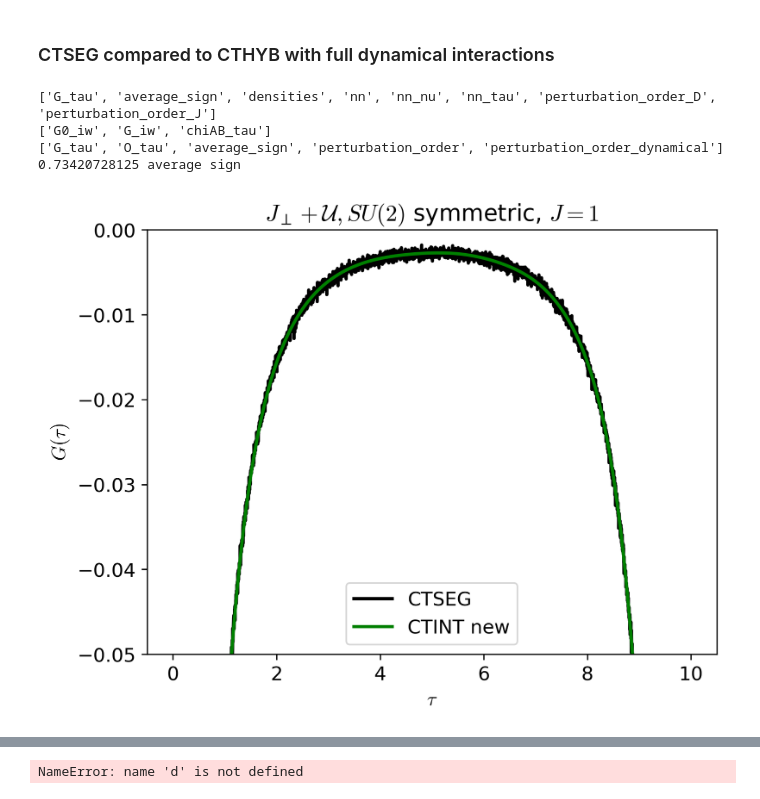
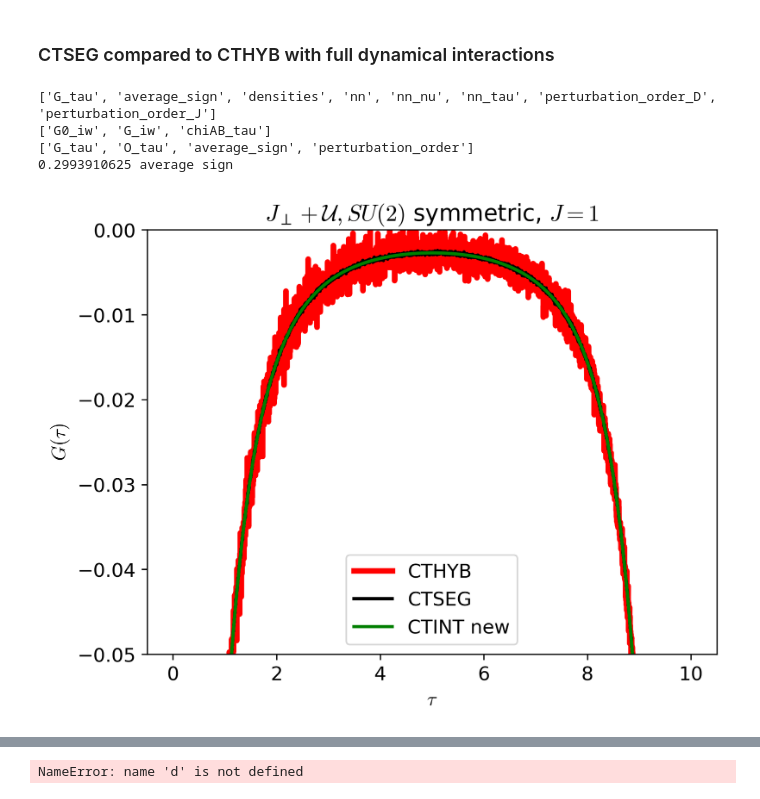
Before and after one commit to andrewkhardy/cthyb, a Jupyter notebook: benchmark/dynamic_int/CTHYB_Benchmarking.ipynb, the cells around one changed output, grey strips where cells are left out. Cells and saved outputs as stored; diff of their text form; code cells hidden in the pictures.

```diff
--- a/benchmark/dynamic_int/CTHYB_Benchmarking.ipynb
+++ b/benchmark/dynamic_int/CTHYB_Benchmarking.ipynb
@@ -76,38 +76,38 @@ with HDFArchive(f"{data_loc}/spin_spin_ctint_J-1.0-U-4.0_1.0_1.0_1.0_1.0_1.0_b-1
     chiAB_tau = A["chiAB_tau"]
     SzSz_int_tau = chiAB_tau#make_gf_dlr_imtime(chiAB_tau)
     #G_int_data = G_int_tau.data[:, 0, 0].real
 
 
 # with HDFArchive(f"{data_loc}/spin_spin_ctint_old_J-0.5-U-4.0_1.0_1.0_1.0_1.0_1.0_b-10.0.h5", "r") as A:
 #     print(A.keys())
 #     G_iw = A["G_iw"]
 #     n_iw = len(G_iw["up"].data)
 #     G_tau_int_2 = make_gf_from_fourier(G_iw)
 #     nn_ctint = A["chi2ph_tau_from_M3"]
 #     nn_ctint_iw = A["chiAB_iw"]
     #nn_ctint = make_gf_from_fourier(nn_ctint_iw)
 
-with HDFArchive(f"{data_loc}/spin_spin_cthyb_J-1.0-U-4.0_1.0_1.0_1.0_1.0_1.0_b-10.0_nw-10000000_mins-50.h5", "r") as A:
+with HDFArchive(f"{data_loc}/spin_spin_cthyb_J-1.0-U-4.0_1.0_1.0_1.0_1.0_1.0_b-10.0_nw-1000000_mins-250.h5", "r") as A:
     print(A.keys())
     G_tau_hyb = A["G_tau"]
     print(A["average_sign"], "average sign")
     x = A["perturbation_order"]
     Sz = A["O_tau"]
 
-#oplot(G_tau_hyb["up"].real, color="red", linewidth = 3.5, label="CTHYB")
+oplot(G_tau_hyb["up"].real, color="red", linewidth = 2.0, label="CTHYB")
 oplot(G_tau_seg["up"].real, color="black", linewidth = 2.0, label="CTSEG")
 oplot(G_int_tau["up"].real, color="green", linewidth = 2.0, label="CTINT new")
 plt.title(r"$J_\perp + \mathcal{U}, SU(2)$ symmetric, $J = 1$")
 plt.ylabel(r"$G(\tau)$")
 plt.ylim(-0.05, 0.0)
 plt.legend()
 plt.show()
 # %% [output]
 ['G_tau', 'average_sign', 'densities', 'nn', 'nn_nu', 'nn_tau', 'perturbation_order_D', 'perturbation_order_J']
 ['G0_iw', 'G_iw', 'chiAB_tau']
-['G_tau', 'O_tau', 'average_sign', 'perturbation_order', 'perturbation_order_dynamical']
-0.73420728125 average sign
+['G_tau', 'O_tau', 'average_sign', 'perturbation_order']
+0.2993910625 average sign
-[figure, old version]
+[figure, new version]
 # %%
 Sz_ctseg = 0.25*(nn["up", "up"   ] - nn["up", "down"] - nn["down", "up"] +nn["down", "down"])
 Sz_nu = 0.25*(nn_nu["up", "up" ] - nn_nu["up", "down"] - nn_nu["down", "up"] +nn_nu["down", "down"])
```
Also changed, not shown: parts of 2 cells of this notebook, 1 other file.
